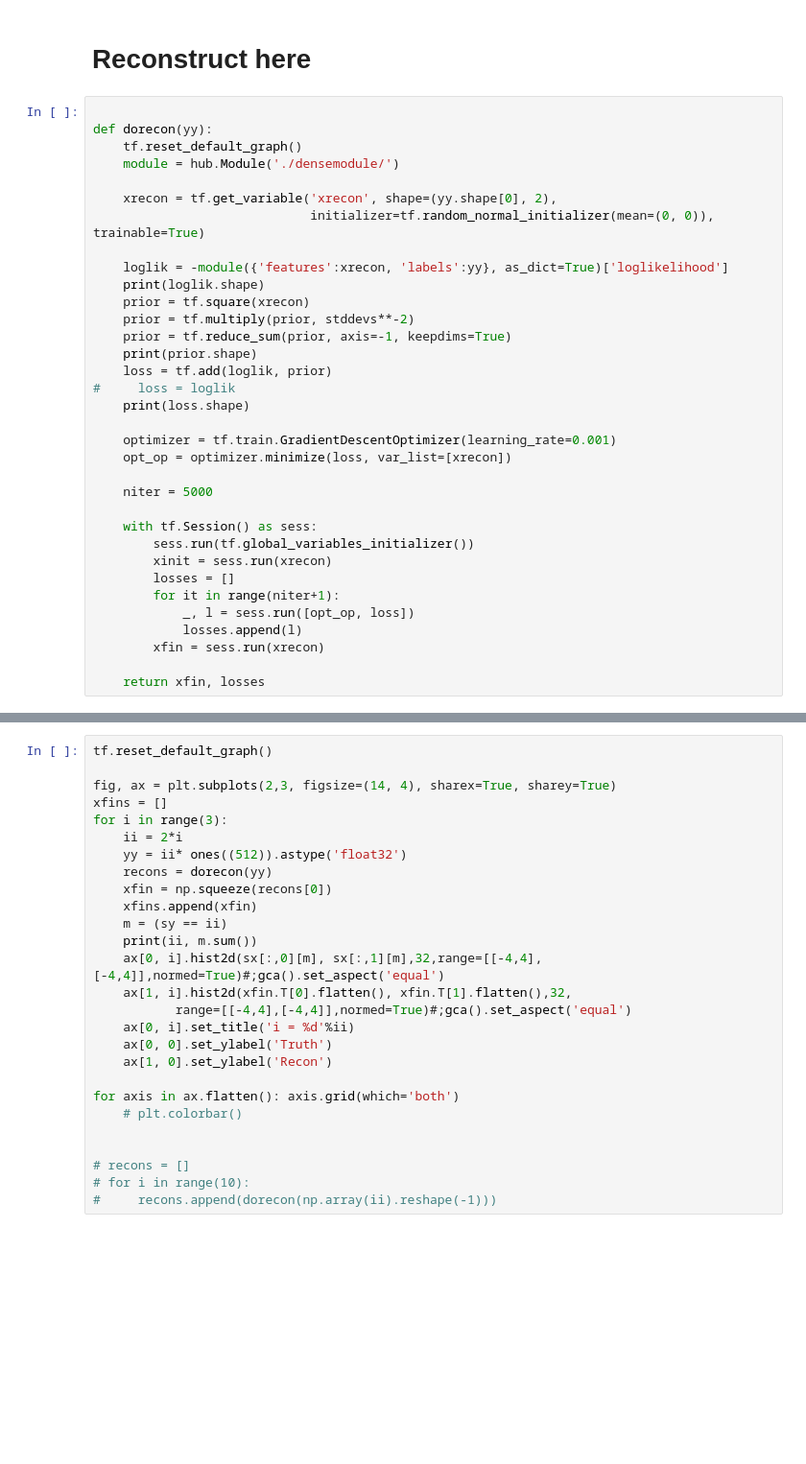
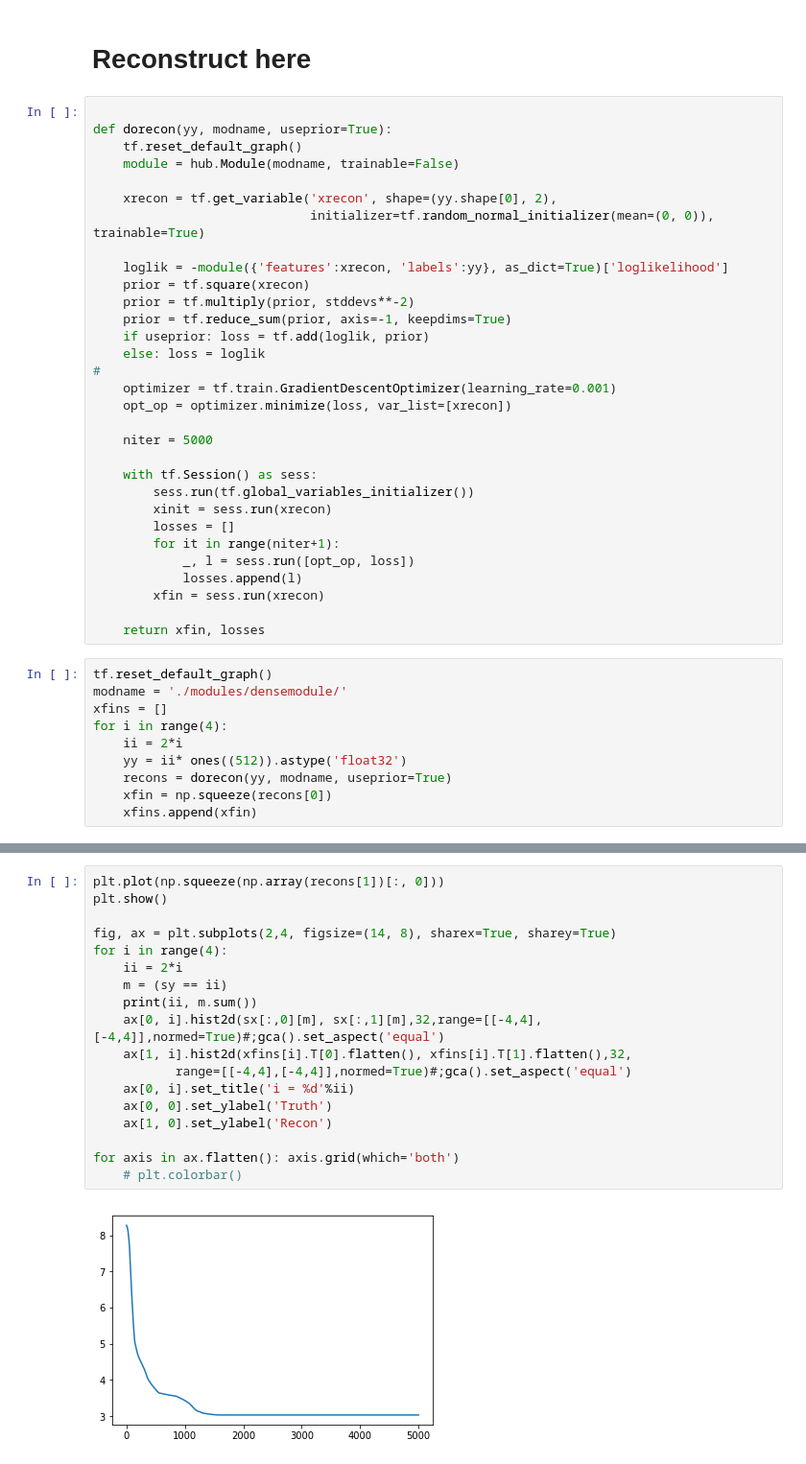
Before and after one commit to EiffL/invertible_mappings, a Jupyter notebook: Inverse_stability.ipynb, the cells around one changed output, grey strips where cells are left out. Shown at 96% size. Saved outputs shown, nothing was run; the diff lists cells and outputs as text; blank space fills up the shorter version.

```diff
--- a/Inverse_stability.ipynb
+++ b/Inverse_stability.ipynb
@@ -166,23 +191,20 @@ Ok, so there is a little bit of code restructuring to do, but the idea here is t
 # Reconstruct here
 # %%
 
-def dorecon(yy):
+def dorecon(yy, modname, useprior=True):
     tf.reset_default_graph()
-    module = hub.Module('./densemodule/')
+    module = hub.Module(modname, trainable=False)
 
     xrecon = tf.get_variable('xrecon', shape=(yy.shape[0], 2),
                              initializer=tf.random_normal_initializer(mean=(0, 0)), trainable=True)
 
     loglik = -module({'features':xrecon, 'labels':yy}, as_dict=True)['loglikelihood']
-    print(loglik.shape)
     prior = tf.square(xrecon)
     prior = tf.multiply(prior, stddevs**-2)
     prior = tf.reduce_sum(prior, axis=-1, keepdims=True)
-    print(prior.shape)
-    loss = tf.add(loglik, prior)
-#     loss = loglik
-    print(loss.shape)
-
+    if useprior: loss = tf.add(loglik, prior)
+    else: loss = loglik
+#
     optimizer = tf.train.GradientDescentOptimizer(learning_rate=0.001)
     opt_op = optimizer.minimize(loss, var_list=[xrecon])
 
@@ -198,3 +220,13 @@ def dorecon(yy):
         xfin = sess.run(xrecon)
 
     return xfin, losses
+# %%
+tf.reset_default_graph()
+modname = './modules/densemodule/'
+xfins = []
+for i in range(4):
+    ii = 2*i
+    yy = ii* ones((512)).astype('float32')
+    recons = dorecon(yy, modname, useprior=True)
+    xfin = np.squeeze(recons[0])
+    xfins.append(xfin)
@@ -201,28 +238,20 @@ def dorecon(yy):
 # %%
-tf.reset_default_graph()
+plt.plot(np.squeeze(np.array(recons[1])[:, 0]))
+plt.show()
 
-fig, ax = plt.subplots(2,3, figsize=(14, 4), sharex=True, sharey=True)
-xfins = []
-for i in range(3):
+fig, ax = plt.subplots(2,4, figsize=(14, 8), sharex=True, sharey=True)
+for i in range(4):
     ii = 2*i
-    yy = ii* ones((512)).astype('float32')
-    recons = dorecon(yy)
-    xfin = np.squeeze(recons[0])
-    xfins.append(xfin)
     m = (sy == ii)
     print(ii, m.sum())
     ax[0, i].hist2d(sx[:,0][m], sx[:,1][m],32,range=[[-4,4],[-4,4]],normed=True)#;gca().set_aspect('equal')
-    ax[1, i].hist2d(xfin.T[0].flatten(), xfin.T[1].flatten(),32,
+    ax[1, i].hist2d(xfins[i].T[0].flatten(), xfins[i].T[1].flatten(),32,
            range=[[-4,4],[-4,4]],normed=True)#;gca().set_aspect('equal')
     ax[0, i].set_title('i = %d'%ii)
     ax[0, 0].set_ylabel('Truth')
     ax[1, 0].set_ylabel('Recon')
 
 for axis in ax.flatten(): axis.grid(which='both')
     # plt.colorbar()
-
-
-# recons = []
-# for i in range(10):
-#     recons.append(dorecon(np.array(ii).reshape(-1)))
 # %% [output]
+[figure, new version]
```
Also changed, not shown: parts of 34 cells of this notebook, 5 other files.
